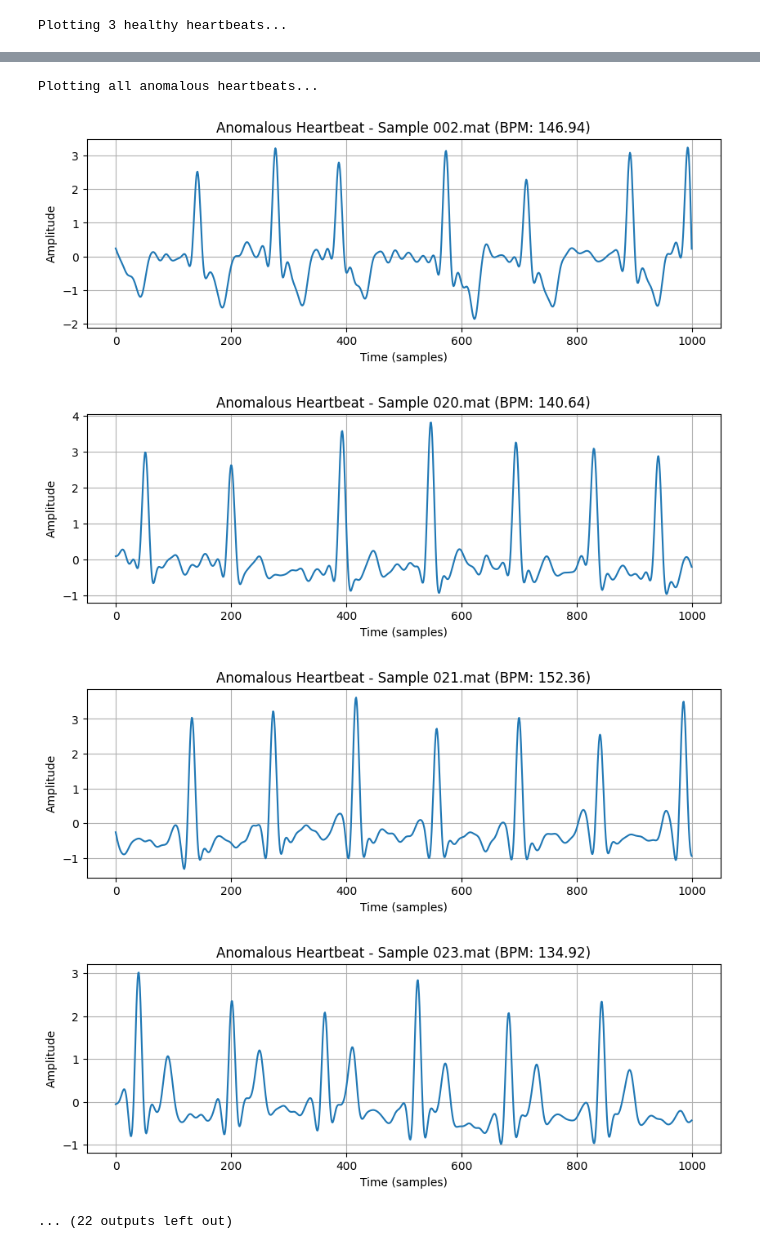
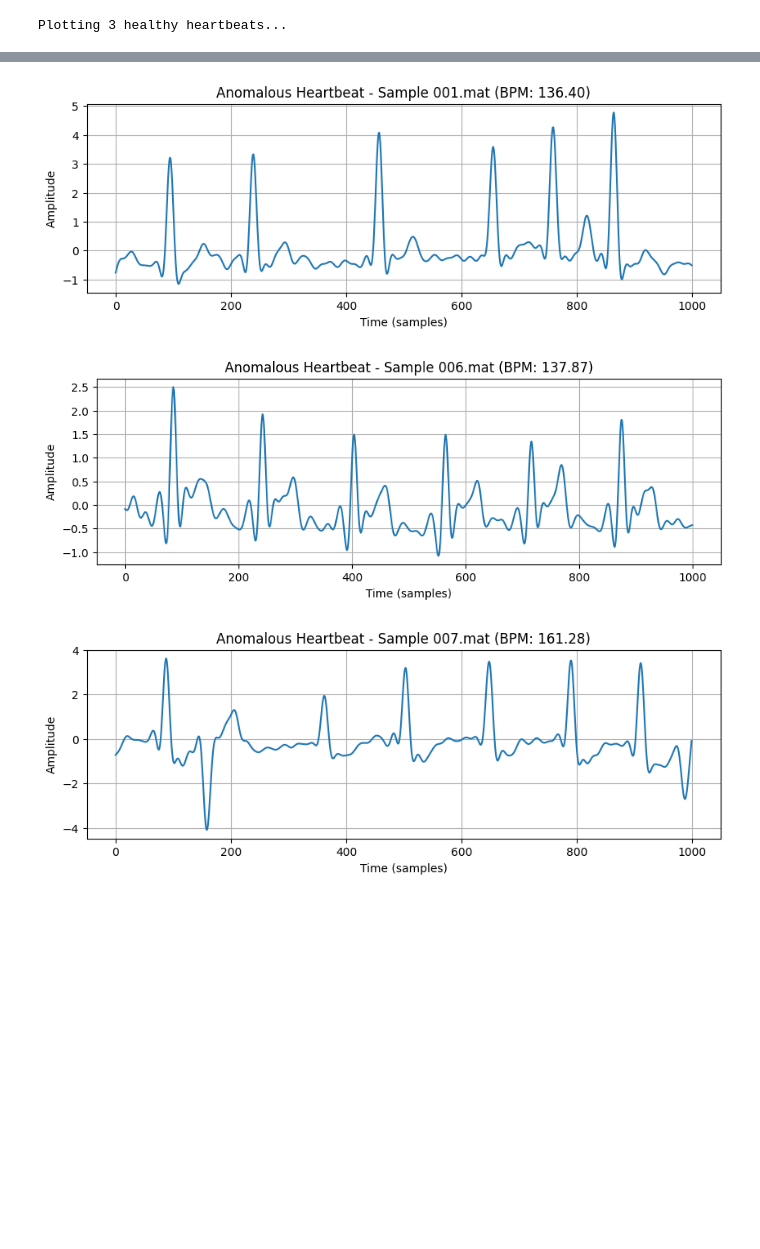
Before and after one commit to PplaysMine/unsupervisedLearning, a Jupyter notebook: fetalheartbeat/fetalheartbeat.ipynb, the cells around one changed output, grey strips where cells are left out. Drawn from its saved outputs; the diff is of its cells as text; code cells hidden in the pictures; blank space fills up the shorter version.

```diff
--- a/fetalheartbeat/fetalheartbeat.ipynb
+++ b/fetalheartbeat/fetalheartbeat.ipynb
@@ -147,11 +147,9 @@ for i, (bpm, sample) in enumerate(healthy_examples):
     plt.grid()
     plt.show()
 
-# Plot all anomalous heartbeats
-print("Plotting all anomalous heartbeats...")
-for idx in anomalous_cluster_indices:
-    bpm = fetus[idx][2]
-    sample = fetus[idx][1]
+# Plot the first 3 anomalous heartbeats
+for i, (bpm, sample) in enumerate(anomalous_examples):
+    idx = anomalous_cluster_indices[i]  # Get the index of the signal in the dataset
     plt.figure(figsize=(10, 3))
     plt.plot(stdFetusFiltered[idx])
     plt.title(f"Anomalous Heartbeat - Sample {sample} (BPM: {bpm:.2f})")
@@ -170,7 +168,4 @@ Plotting 3 healthy heartbeats...
 [figure]
-Plotting all anomalous heartbeats...
-[figure, old version]
+[figure, new version]
-[figure, old version]
+[figure, new version]
-[figure, old version]
+[figure, new version]
-[figure, removed]
-... (22 outputs left out)
```
Also changed, not shown: parts of 1 cell of this notebook.
